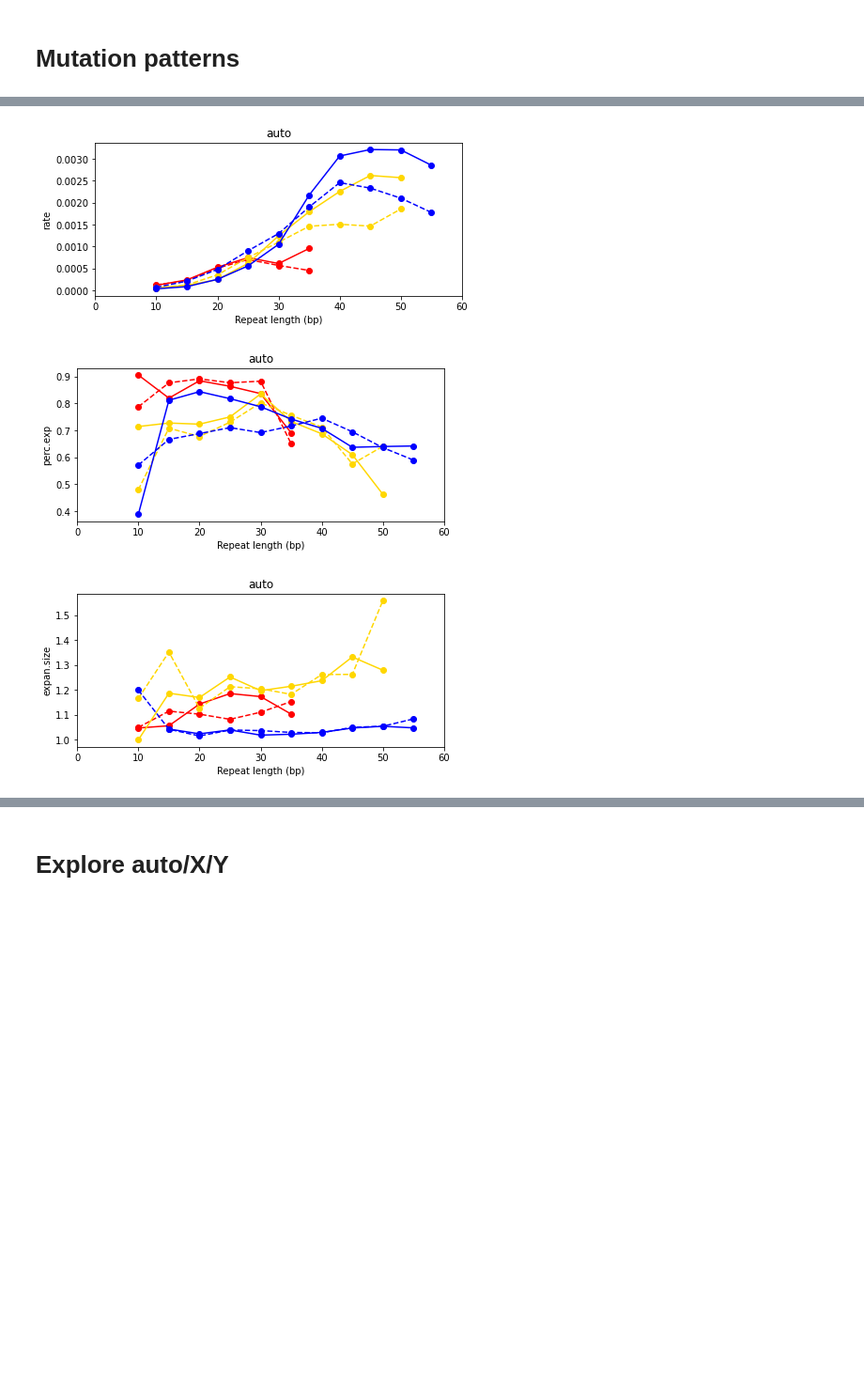
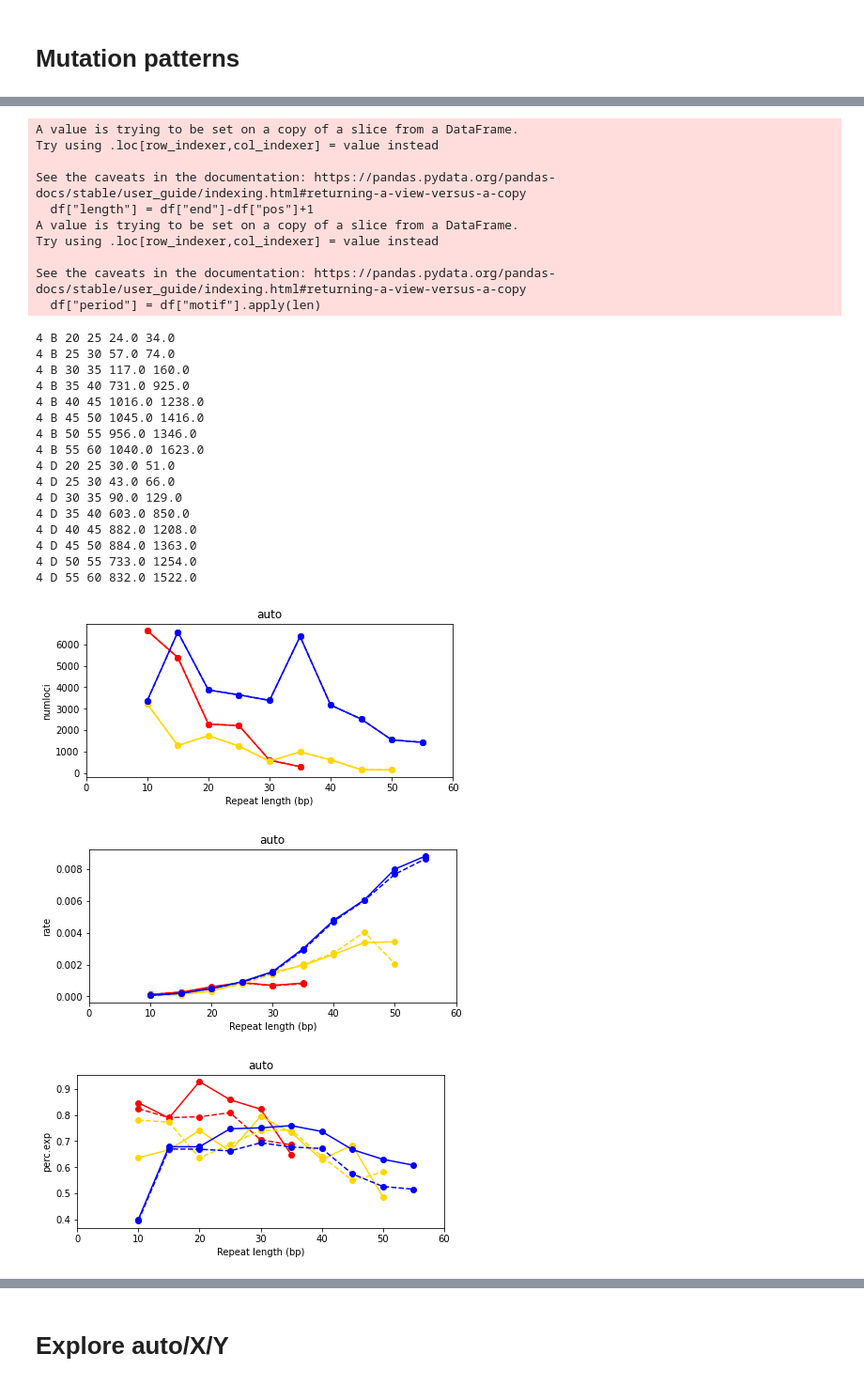
Before and after one commit to gymreklab/BXD-STR-Mutator-Manuscript, a Jupyter notebook: analysis/BXD-MutationPatterns.ipynb, the cells around one changed output, grey strips where cells are left out. Shown: that part at 94% size. Cells and saved outputs as stored; diff of their text form; code cells hidden in the pictures; blank space fills up the shorter version.

```diff
--- a/analysis/BXD-MutationPatterns.ipynb
+++ b/analysis/BXD-MutationPatterns.ipynb
@@ -17,6 +19,10 @@ from statsmodels.stats.proportion import proportions_ztest
 from sklearn.linear_model import LogisticRegression
 import random
 from operator import itemgetter
+
+import matplotlib
+matplotlib.rcParams['pdf.fonttype'] = 42
+matplotlib.rcParams['ps.fonttype'] = 42
 # %% [markdown]
 # Load data
 # %%
@@ -125,7 +167,7 @@ corrloci = pd.read_csv('../data/denovo_info/denovo_ri_gts_hom_bycomp.tsv', sep='
 corrloci = corrloci[["chr","pos"]]
 
 # Filter duplicate strain
-def FilterDF(df, loclist=None, maxmut=0):
+def FilterDF(df, loclist=None, maxmut=1000):
     df = df[df["strain"] != "BXD194"].copy()
     if loclist is not None:
         df = pd.merge(df, loclist, on=["chr","pos"])
@@ -140,7 +182,8 @@ def PrintDFSummary(df):
 
 dX = FilterDF(dX, maxmut=MAXMUT)
 dY = FilterDF(dY, maxmut=MAXMUT)
-dAuto = FilterDF(dAuto, loclist=corrloci, maxmut=MAXMUT)
+#dAuto = FilterDF(dAuto, loclist=corrloci, maxmut=MAXMUT)
+dAuto = FilterDF(dAuto, maxmut=MAXMUT)
 
 # Add motif info
 motifAuto = pd.read_csv('../outs/motif_info.csv')
@@ -190,6 +233,11 @@ Number of unique loci: 14844
 Number of unique strains: 151
 # %% [markdown]
 # Mutation patterns
+# %%
+#dAuto[dAuto["pos"]==37635165]
+dAuto["founder"] = dAuto["fou_gt_y"] #### note founder before was the founder haplotype for the *mutation*, not for chr13 locus
+dX["founder"] = dX["fou_gt_y"]
+dY["founder"] = dY["fou_gt_y"]
 # %%
 # Look at mutation rate/size/direction by rpt unit length/total length/BD
 
@@ -199,16 +247,16 @@ percolors = {
 }
 
 numstrains = 151
-
+maxwindow = 60
 #### Plot separately for auto/x/y
-for chrset in ["auto", "X","Y","AGAT"]:
+for chrset in ["auto","X","Y","AGAT"]: #, "X","Y","AGAT"]:
     #### First, get list of each genotyped locus and number/type of mutations
     if chrset == "auto" or chrset == "AGAT":
         gt = pd.merge(gtloci[["chr","pos","end"]], motifAuto[["chr","pos","end","motif"]])
         df = dAuto
-        thresh = 100
+        thresh = 20
         window = 5
-        lbins = np.arange(10, 60, window)
+        lbins = np.arange(10, maxwindow, window)
         if chrset == "AGAT":
             gt = gt[gt["motif"]=="AGAT"]
             df = df[df["motif"]=="AGAT"]
@@ -218,14 +266,14 @@ for chrset in ["auto", "X","Y","AGAT"]:
         df = dX
         thresh = 25
         window = 10
-        lbins = np.arange(10, 60, window)
+        lbins = np.arange(10, maxwindow, window)
     else:
         gt = pd.merge(gtlociY[["chr","pos","end"]], motifXY[["chr","pos","end","motif"]])
         gt = gt[gt["chr"] =="chrY"]
         df = dY
         thresh = 25
         window = 10
-        lbins = np.arange(10, 60, window)
+        lbins = np.arange(10, maxwindow, window)
     df["length"] = df["end"]-df["pos"]+1
     df["period"] = df["motif"].apply(len)
     gt_B = gt[["chr","pos","end","motif"]].copy()
@@ -241,7 +289,7 @@ for chrset in ["auto", "X","Y","AGAT"]:
     mutsum["length"] = mutsum["end"]-mutsum["pos"]+1
     mutsum["period"] = mutsum["motif"].apply(len)
 
-    for metric in ["rate","perc.exp","expan.size","contr.size"]:
+    for metric in ["numloci","rate","perc.exp","expan.size","contr.size"]:
         fig = plt.figure()
         fig.set_size_inches((7, 3))
         ax = fig.add_subplot(111)
@@ -260,15 +308,26 @@ for chrset in ["auto", "X","Y","AGAT"]:
                             total_obs = xx.shape[0]*numstrains
                             total_mut = np.sum(xx["strain"])
                             rates.append(total_mut/total_obs)
+                    elif metric == "numloci":
+                        xx = mutsum[(mutsum["length"]>lb) & (mutsum["length"]<=lb+window) &
+                            (mutsum["period"]==period) &
+                            (mutsum["founder"]==fou)].copy()
+                        if xx.shape[0] < 100:
+                            rates.append(np.nan)
+                        else:
+                            total_obs = xx.shape[0]
+                            rates.append(total_obs)
                     elif metric == "perc.exp":
                         xx = mutsum[(mutsum["length"]>lb) & (mutsum["length"]<=lb+window) &
                             (mutsum["period"]==period) &
-                            (mutsum["founder"]==fou)].copy()
-                        if xx.shape[0] < thresh:
+                            (mutsum["founder"]==fou) & (mutsum["strain"]>0)].copy()
+                        #print(xx.sort_values("strain", ascending=False))
+                        if xx.shape[0] < thresh or np.sum(xx["strain"])==0:
                             rates.append(np.nan)
                         else:
                             num_exp = np.sum(xx.apply(lambda x: x["strain"]*x["expand_type"], 1))
                             num_total = np.sum(xx["strain"])
+                            print("%s %s %s %s %s %s"%(period, fou, lb, lb+window, num_exp, num_total))
                             rates.append(num_exp/num_total)
                     elif metric == "expan.size":
                         sizes = list(df[(df["length"]>lb) & (df["length"]<=lb+window) &
@@ -289,8 +348,9 @@ for chrset in ["auto", "X","Y","AGAT"]:
                 else: style = "dashed"
                 ax.plot(lbins, rates, color=percolors[period], linestyle=style, label="%s-%s"%(period, fou), marker="o")
             #ax.legend()
-            ax.set_xlim(left=0, right=60)
+            ax.set_xlim(left=0, right=maxwindow)
             ax.set_xlabel("Repeat length (bp)")
             ax.set_ylabel(metric)
             ax.set_title(chrset)
+            fig.savefig("pdfs/%s-%s.pdf"%(metric, chrset))
 # %% [output]
@@ -307,3 +374,29 @@ See the caveats in the documentation: https://pandas.pydata.org/pandas-docs/stab
+A value is trying to be set on a copy of a slice from a DataFrame.
+Try using .loc[row_indexer,col_indexer] = value instead
+
+See the caveats in the documentation: https://pandas.pydata.org/pandas-docs/stable/user_guide/indexing.html#returning-a-view-versus-a-copy
+  df["length"] = df["end"]-df["pos"]+1
+A value is trying to be set on a copy of a slice from a DataFrame.
+Try using .loc[row_indexer,col_indexer] = value instead
+
+See the caveats in the documentation: https://pandas.pydata.org/pandas-docs/stable/user_guide/indexing.html#returning-a-view-versus-a-copy
+  df["period"] = df["motif"].apply(len)
+4 B 20 25 24.0 34.0
+4 B 25 30 57.0 74.0
+4 B 30 35 117.0 160.0
+4 B 35 40 731.0 925.0
+4 B 40 45 1016.0 1238.0
+4 B 45 50 1045.0 1416.0
+4 B 50 55 956.0 1346.0
+4 B 55 60 1040.0 1623.0
+4 D 20 25 30.0 51.0
+4 D 25 30 43.0 66.0
+4 D 30 35 90.0 129.0
+4 D 35 40 603.0 850.0
+4 D 40 45 882.0 1208.0
+4 D 45 50 884.0 1363.0
+4 D 50 55 733.0 1254.0
+4 D 55 60 832.0 1522.0
-[figure, old version]
+[figure, new version]
-[figure, old version]
+[figure, new version]
-[figure, old version]
+[figure, new version]
```
Also changed, not shown: parts of 9 cells of this notebook, 2 other files.
